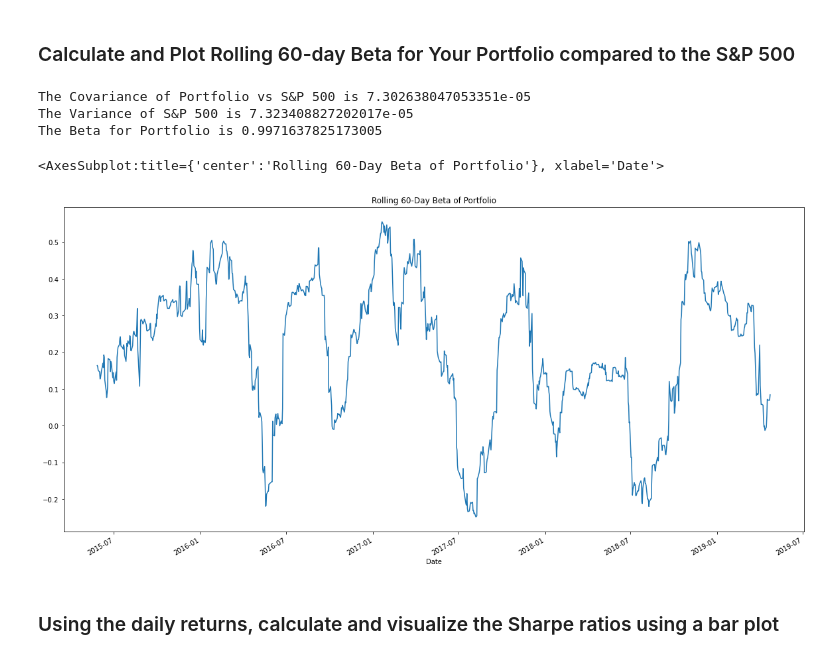
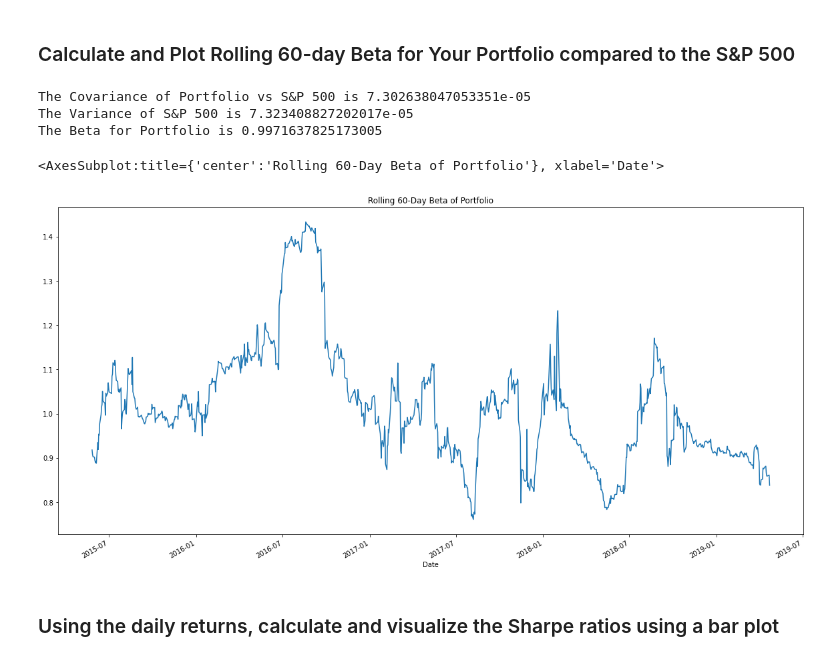
Before and after one commit to wchance/pandas-homework, a Jupyter notebook: whale_analysis.ipynb, the cells around one changed output. Drawn from its saved outputs; the diff is of its cells as text; code cells hidden in the pictures.

```diff
--- a/whale_analysis.ipynb
+++ b/whale_analysis.ipynb
@@ -472,8 +435,7 @@ daily_close = pd.concat([wu_history['Close'], yum_history['Close'], csco_history
 daily_close.index = daily_close.index.normalize()
 # %%
 # Reorganize portfolio data by having a column per symbol
-columns = ["WU", "YUM", "CSCO", "HOG", "H"]
-daily_close.columns = columns
+daily_close.columns = my_tickers
 daily_close.head()
 # %% [output]
 |  | WU | YUM | CSCO | HOG | H |
@@ -592,30 +554,32 @@ sns.heatmap(all_price_correlation, vmin=0, vmax=1)
 # %%
 # Calculate and plot Beta
 my_covariance = all_daily_returns['Portfolio'].cov(all_daily_returns['S&P 500'])
 print(f'The Covariance of Portfolio vs S&P 500 is {my_covariance}')
 
 # Calculate variance of S&P 500
 my_variance = all_daily_returns['S&P 500'].var()
 print(f'The Variance of S&P 500 is {my_variance}')
 
 # Computing beta
 my_portfolio_beta = my_covariance / my_variance
 print(f'The Beta for Portfolio is {my_portfolio_beta}')
 
 # Plot beta trend
 # Calculate 60-day rolling covariance of Algo 1
-rolling_portfolio_covariance = all_daily_returns['Algo 1'].rolling(window=60).cov(all_daily_returns['S&P 500'])
+rolling_portfolio_covariance = all_daily_returns['Portfolio'].rolling(window=60).cov(all_daily_returns['S&P 500'])
+
 # Calculate 60-day rolling variance of S&P 500
 rolling_variance = all_daily_returns['S&P 500'].rolling(window=60).var()
+
 # Calculate 60-day rolling beta of Algo 1 and plot the data
 rolling_portfolio_beta = rolling_portfolio_covariance / rolling_variance
 rolling_portfolio_beta.plot(figsize=(20, 10), title='Rolling 60-Day Beta of Portfolio')
 # %% [output]
 The Covariance of Portfolio vs S&P 500 is 7.302638047053351e-05
 The Variance of S&P 500 is 7.323408827202017e-05
 The Beta for Portfolio is 0.9971637825173005
 <AxesSubplot:title={'center':'Rolling 60-Day Beta of Portfolio'}, xlabel='Date'>
-[figure, old version]
+[figure, new version]
 # %% [markdown]
 ### Using the daily returns, calculate and visualize the Sharpe ratios using a bar plot
 # %%
```
Also changed, not shown: parts of 6 cells of this notebook.
